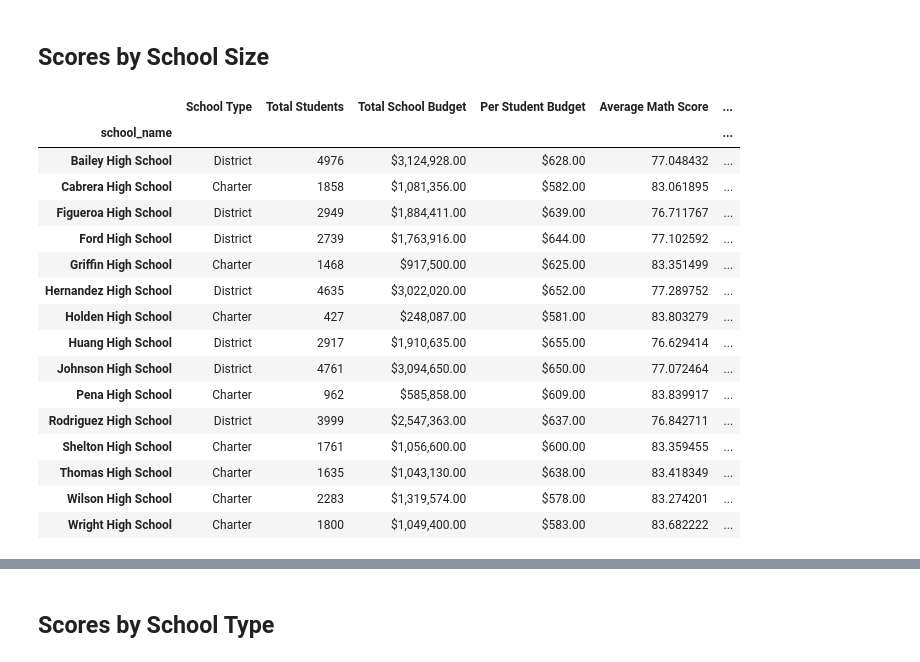
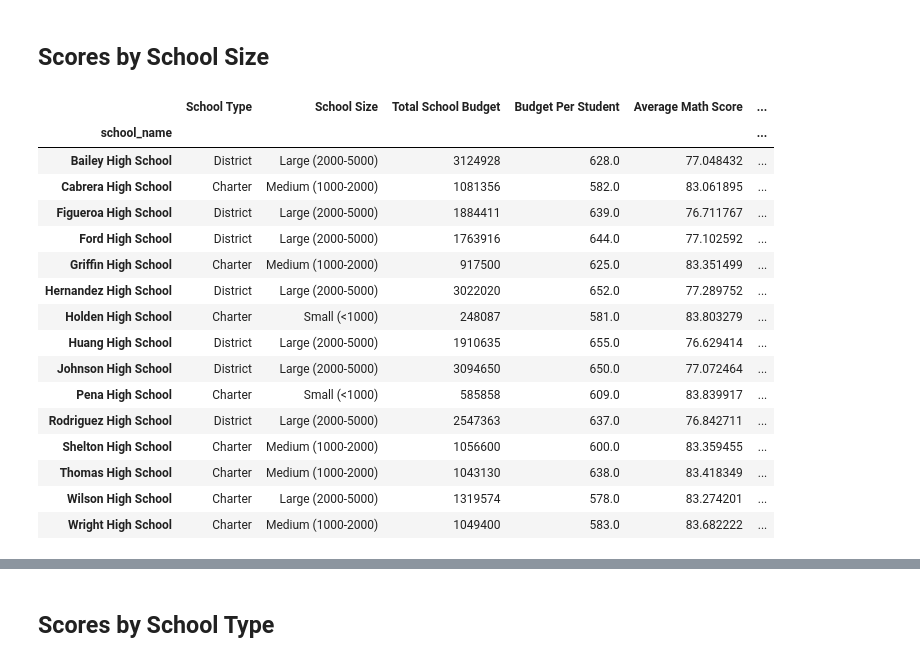
Before and after one commit to zachrehfuss/Pandas_Challenge2, a Jupyter notebook: PyCitySchools/PyCitySchools_starter.ipynb, the cells around one changed output, grey strips where cells are left out. Drawn from its saved outputs; the diff is of its cells as text; code cells hidden in the pictures.

```diff
--- a/PyCitySchools/PyCitySchools_starter.ipynb
+++ b/PyCitySchools/PyCitySchools_starter.ipynb
@@ -144,4 +289,5 @@ per_school_reading =
 # %%
 # Calculate the number of students per school with math scores of 70 or higher from school_data_complete
-students_passing_math =
-school_students_passing_math =
+students_passing_math = school_data_complete[school_data_complete['math_score'] >= 70]
+school_students_passing_math = students_passing_math.groupby(["school_name"])['math_score'].count()
+school_students_passing_math
@@ -148,4 +312,5 @@ school_students_passing_math =
 # %%
 # Calculate the number of students per school with reading scores of 70 or higher from school_data_complete
-students_passing_reading =
-school_students_passing_reading =
+students_passing_reading = school_data_complete[school_data_complete['reading_score'] >= 70]
+school_students_passing_reading = students_passing_reading.groupby(["school_name"])['reading_score'].count()
+school_students_passing_reading
@@ -190,0 +365,26 @@ per_school_summary
+# %%
+# Create a DataFrame called `per_school_summary` with columns for the calculations above.
+per_school_summary = pd.DataFrame({
+    "School Type": school_types,
+    "School Size": per_school_counts,
+    "Total School Budget" : per_school_budget,
+    "Budget Per Student": per_school_capita,
+    "Average Math Score": per_school_math,
+    "Average Reading Score": per_school_reading,
+    "Passed Math Percent": per_school_passing_math,
+    "Passed Reading Percent": per_school_passing_reading,
+    "Overall Passing Percentage": overall_passing_rate
+})
+
+# Formatting
+#per_school_summary["Total School Budget"] = per_school_summary["Total School Budget"].map("${:,.2f}".format)
+#per_school_summary["Budget Per Student"] = per_school_summary["Budget Per Student"].map("${:,.2f}".format)
+#per_school_summary["Average Math Score"] = per_school_summary["Average Math Score"].map("{:,.2f}".format)
+#per_school_summary["Average Reading Score"] = per_school_summary["Average Reading Score"].map("{:,.2f}".format)
+#per_school_summary["Passing Math Percent"] = per_school_summary["Passing Math Percent"].map("{:,.2f}".format)
+#per_school_summary["Passing Reading Percent"] = per_school_summary["Passing Reading Percent"].map("{:,.2f}".format)
+#per_school_summary["Overall Passing Percentage"] = per_school_summary["Overall Passing Percentage"].map("{:,.2f}".format)
+
+
+# Display the DataFrame
+per_school_summary
@@ -308,7 +548,8 @@ labels = ["<$585", "$585-630", "$630-645", "$645-680"]
 school_spending_df = per_school_summary.copy()
 # %%
 # Use `pd.cut` on the per_school_capita Series from earlier to categorize per student spending based on the bins.
-school_spending_df["Spending Ranges (Per Student)"] =
+school_spending_df["Spending Ranges (Per Student)"] = pd.cut(school_spending_df["Budget Per Student"], spending_bins, labels=labels,
+    include_lowest=True)
 
 # Convert Spending Ranges (Per Student) to a string
 school_spending_df["Spending Ranges (Per Student)"] = school_spending_df["Spending Ranges (Per Student)"].astype(str)
@@ -362,29 +616,30 @@ labels = ["Small (<1000)", "Medium (1000-2000)", "Large (2000-5000)"]
 school_size_df = per_school_summary.copy()
 # %%
 # Use `pd.cut` on the per_school_counts Series from earlier to categorize school size based on the bins.
-school_size_df["School Size"] =
+school_size_df["School Size"] = pd.cut(school_spending_df["School Size"], size_bins, labels=labels,
+    include_lowest=True)
 
 # Convert School Size to a string
 school_size_df["School Size"] = school_size_df["School Size"].astype(str)
 school_size_df
 # %% [output]
-|  | School Type | Total Students | Total School Budget | Per Student Budget | Average Math Score | ... |
+|  | School Type | School Size | Total School Budget | Budget Per Student | Average Math Score | ... |
 | school_name |  |  |  |  |  | ... |
-| Bailey High School | District | 4976 | $3,124,928.00 | $628.00 | 77.048432 | ... |
-| Cabrera High School | Charter | 1858 | $1,081,356.00 | $582.00 | 83.061895 | ... |
-| Figueroa High School | District | 2949 | $1,884,411.00 | $639.00 | 76.711767 | ... |
-| Ford High School | District | 2739 | $1,763,916.00 | $644.00 | 77.102592 | ... |
-| Griffin High School | Charter | 1468 | $917,500.00 | $625.00 | 83.351499 | ... |
-| Hernandez High School | District | 4635 | $3,022,020.00 | $652.00 | 77.289752 | ... |
-| Holden High School | Charter | 427 | $248,087.00 | $581.00 | 83.803279 | ... |
-| Huang High School | District | 2917 | $1,910,635.00 | $655.00 | 76.629414 | ... |
-| Johnson High School | District | 4761 | $3,094,650.00 | $650.00 | 77.072464 | ... |
-| Pena High School | Charter | 962 | $585,858.00 | $609.00 | 83.839917 | ... |
-| Rodriguez High School | District | 3999 | $2,547,363.00 | $637.00 | 76.842711 | ... |
-| Shelton High School | Charter | 1761 | $1,056,600.00 | $600.00 | 83.359455 | ... |
-| Thomas High School | Charter | 1635 | $1,043,130.00 | $638.00 | 83.418349 | ... |
-| Wilson High School | Charter | 2283 | $1,319,574.00 | $578.00 | 83.274201 | ... |
-| Wright High School | Charter | 1800 | $1,049,400.00 | $583.00 | 83.682222 | ... |
+| Bailey High School | District | Large (2000-5000) | 3124928 | 628.0 | 77.048432 | ... |
+| Cabrera High School | Charter | Medium (1000-2000) | 1081356 | 582.0 | 83.061895 | ... |
+| Figueroa High School | District | Large (2000-5000) | 1884411 | 639.0 | 76.711767 | ... |
+| Ford High School | District | Large (2000-5000) | 1763916 | 644.0 | 77.102592 | ... |
+| Griffin High School | Charter | Medium (1000-2000) | 917500 | 625.0 | 83.351499 | ... |
+| Hernandez High School | District | Large (2000-5000) | 3022020 | 652.0 | 77.289752 | ... |
+| Holden High School | Charter | Small (<1000) | 248087 | 581.0 | 83.803279 | ... |
+| Huang High School | District | Large (2000-5000) | 1910635 | 655.0 | 76.629414 | ... |
+| Johnson High School | District | Large (2000-5000) | 3094650 | 650.0 | 77.072464 | ... |
+| Pena High School | Charter | Small (<1000) | 585858 | 609.0 | 83.839917 | ... |
+| Rodriguez High School | District | Large (2000-5000) | 2547363 | 637.0 | 76.842711 | ... |
+| Shelton High School | Charter | Medium (1000-2000) | 1056600 | 600.0 | 83.359455 | ... |
+| Thomas High School | Charter | Medium (1000-2000) | 1043130 | 638.0 | 83.418349 | ... |
+| Wilson High School | Charter | Large (2000-5000) | 1319574 | 578.0 | 83.274201 | ... |
+| Wright High School | Charter | Medium (1000-2000) | 1049400 | 583.0 | 83.682222 | ... |
 # %%
 # Calculate averages for the desired columns.
 size_math_scores = school_size_df.groupby(["School Size"])["Average Math Score"].mean()
```
Also changed, not shown: parts of 30 cells of this notebook, 2 other files.
